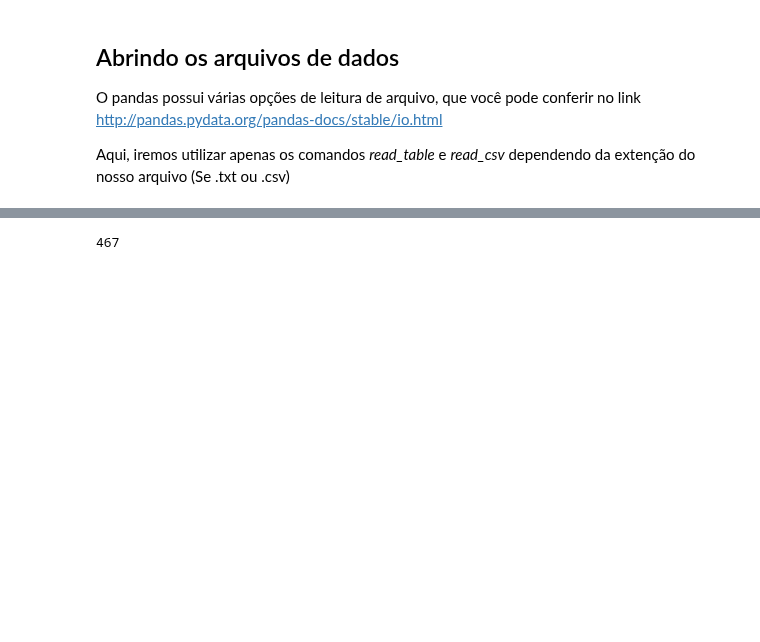
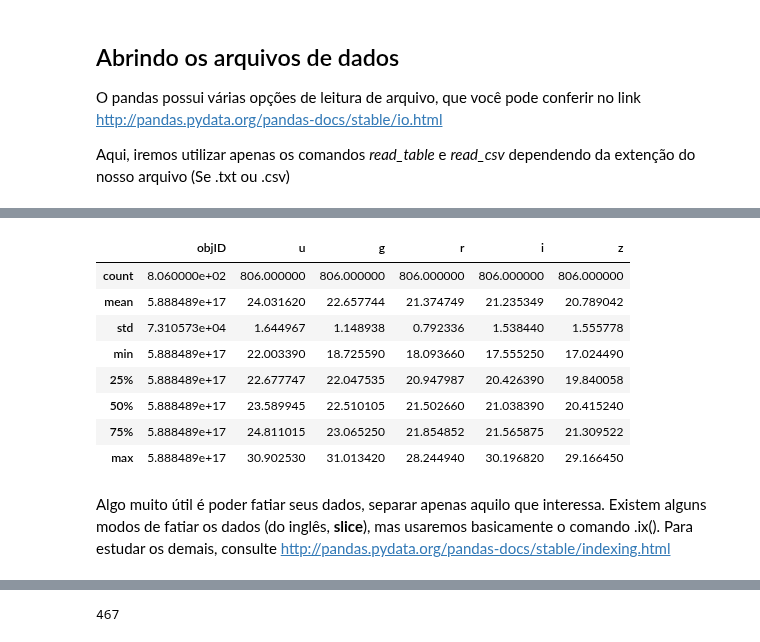
Before and after one commit to pnovais/scipy_panda, a Jupyter notebook: Pandas - breve tutorial.ipynb, the cells around one changed output, grey strips where cells are left out. Saved outputs shown, nothing was run; the diff lists cells and outputs as text; code cells hidden in the pictures; blank space fills up the shorter version.

```diff
--- a/Pandas - breve tutorial.ipynb
+++ b/Pandas - breve tutorial.ipynb
@@ -32,0 +72,14 @@ df.()
+# %%
+df[df.u > 22].describe() # descrição dos dados cujo valor de *u* seja maior do que 22
+# %% [output]
+|  | objID | u | g | r | i | z |
+| count | 8.060000e+02 | 806.000000 | 806.000000 | 806.000000 | 806.000000 | 806.000000 |
+| mean | 5.888489e+17 | 24.031620 | 22.657744 | 21.374749 | 21.235349 | 20.789042 |
+| std | 7.310573e+04 | 1.644967 | 1.148938 | 0.792336 | 1.538440 | 1.555778 |
+| min | 5.888489e+17 | 22.003390 | 18.725590 | 18.093660 | 17.555250 | 17.024490 |
+| 25% | 5.888489e+17 | 22.677747 | 22.047535 | 20.947987 | 20.426390 | 19.840058 |
+| 50% | 5.888489e+17 | 23.589945 | 22.510105 | 21.502660 | 21.038390 | 20.415240 |
+| 75% | 5.888489e+17 | 24.811015 | 23.065250 | 21.854852 | 21.565875 | 21.309522 |
+| max | 5.888489e+17 | 30.902530 | 31.013420 | 28.244940 | 30.196820 | 29.166450 |
+# %% [markdown]
+Algo muito útil é poder fatiar seus dados, separar apenas aquilo que interessa. Existem alguns modos de fatiar os dados (do inglês, **slice**), mas usaremos basicamente o comando .ix(). Para estudar os demais, consulte http://pandas.pydata.org/pandas-docs/stable/indexing.html
```
Also changed, not shown: parts of 20 cells of this notebook.
